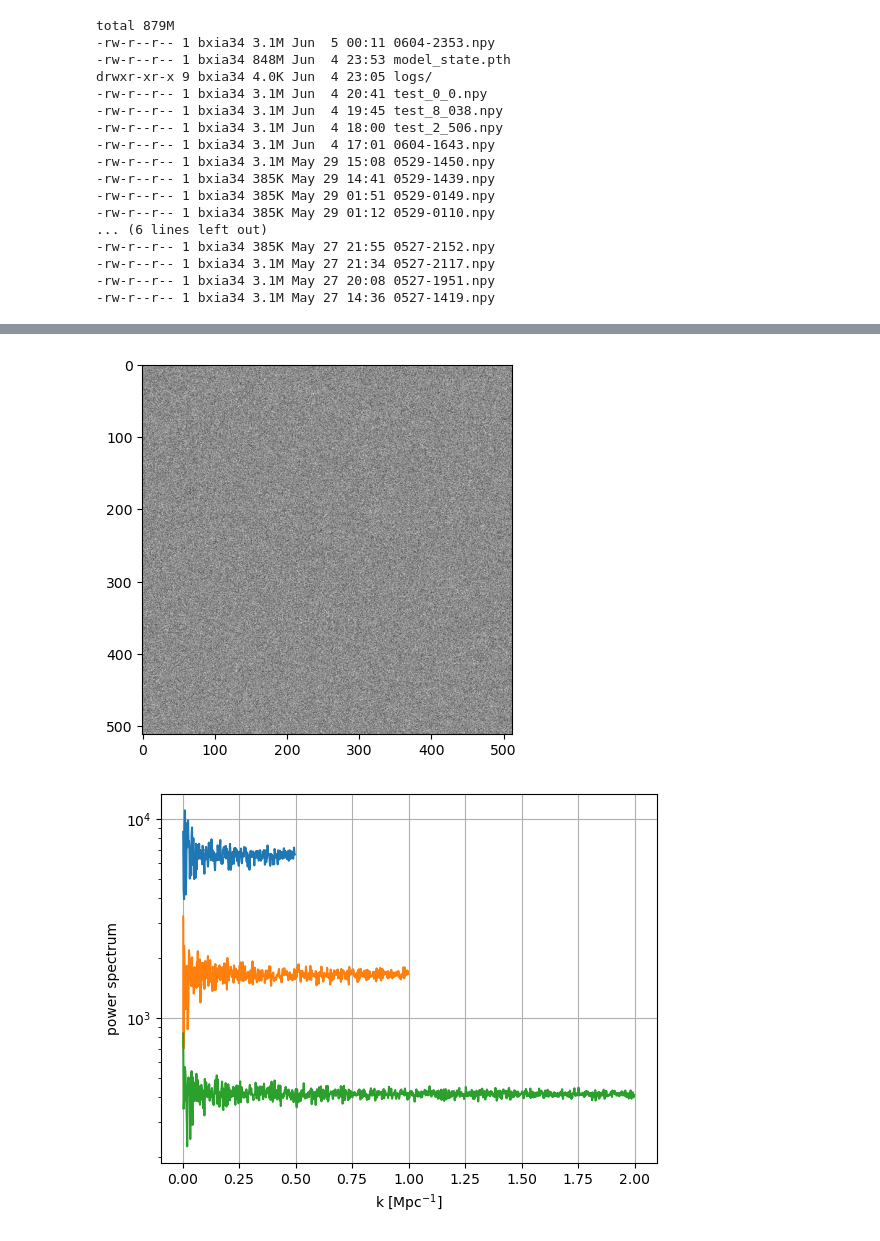
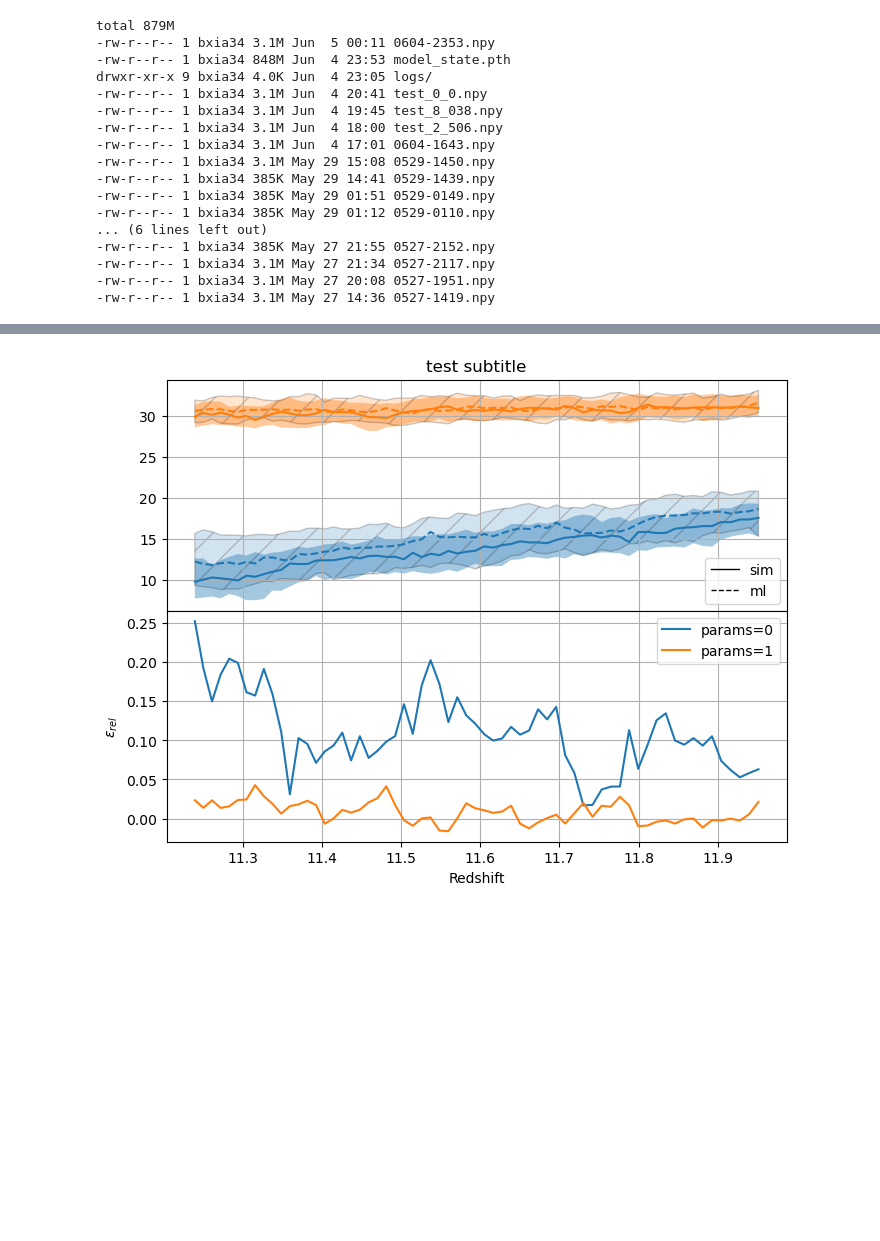
Before and after one commit to Xsmos/ml21cm, a Jupyter notebook: quantify_results.ipynb, the cells around one changed output, grey strips where cells are left out. Saved outputs shown, nothing was run; the diff lists cells and outputs as text; code cells hidden in the pictures; blank space fills up the shorter version.

```diff
--- a/quantify_results.ipynb
+++ b/quantify_results.ipynb
@@ -324,10 +203,0 @@ plt.show()
-# %%
-y1 = np.median(Pk_vals_all_sim, axis=0)
-y2 = np.median(Pk_vals_all_diffusion, axis=0)
-# plt.plot(k_vals, np.abs(y1-y2)/y2, 'b-', label='diffusion')
-plt.plot(k_vals, (y1-y2)/y2, 'r--', label='diffusion')
-plt.xscale('log')
-plt.hlines(0,0.01,0.3)
-plt.hlines(0.1,0.01,0.3)
-plt.hlines(-0.1,0.01,0.3)
-# plt.plot(k_vals, , 'r-', label='diffusion')
@@ -380,27 +348,0 @@ Tb tensor(24.6047) tensor(0.)
-# %%
-image = np.random.normal(0,1,(512,512))
-image_1 = np.random.normal(0,1,(1024,1024))
-image_2 = np.random.normal(0,1,(2048,2048))
-# x = np.arange(64)
-# image_x, image_y, image_z = np.meshgrid(np.sin(x), np.cos(2*x), np.sin(3*x)*np.cos(5*x))
-# image = image_x * image_y * image_z #+ np.random.normal(0,0.1,image_x.shape)
-
-k, ps = calc_ps(torch.tensor(image), 512)
-k_1, ps_1 = calc_ps(torch.tensor(image_1), 512)
-k_2, ps_2 = calc_ps(torch.tensor(image_2), 512)
-# print("k.max() =", k.max())
-plt.imshow(image, cmap='gray')
-plt.show()
-
-plt.plot(k, ps/k**2)
-plt.plot(k_1, ps_1/k_1**2)
-plt.plot(k_2, ps_2/k_2**2)
-plt.xlabel('k [Mpc$^{-1}$]')
-plt.ylabel('power spectrum')
-# plt.xscale('log')
-plt.yscale('log')
-plt.grid()
-plt.show()
-# %% [output]
-[figure, removed]
-[figure, removed]
@@ -450,0 +415,7 @@ plt.show()
+# %%
+plot_global_signal(
+    [(x0208, x0208_ml),
+    (x0802,x0802_ml)]
+    )
+# %% [output]
+[figure, added]
```
Also changed, not shown: parts of 29 cells of this notebook.
